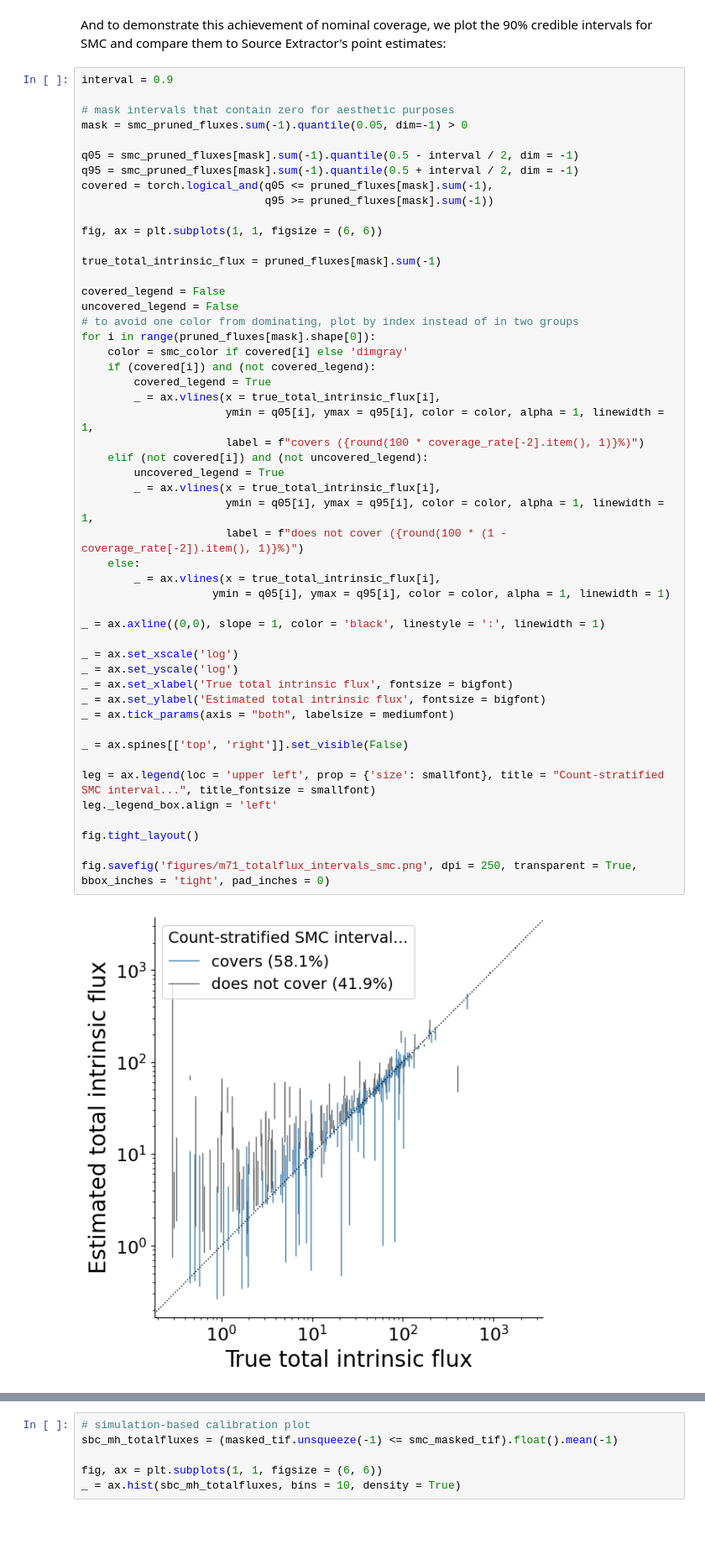
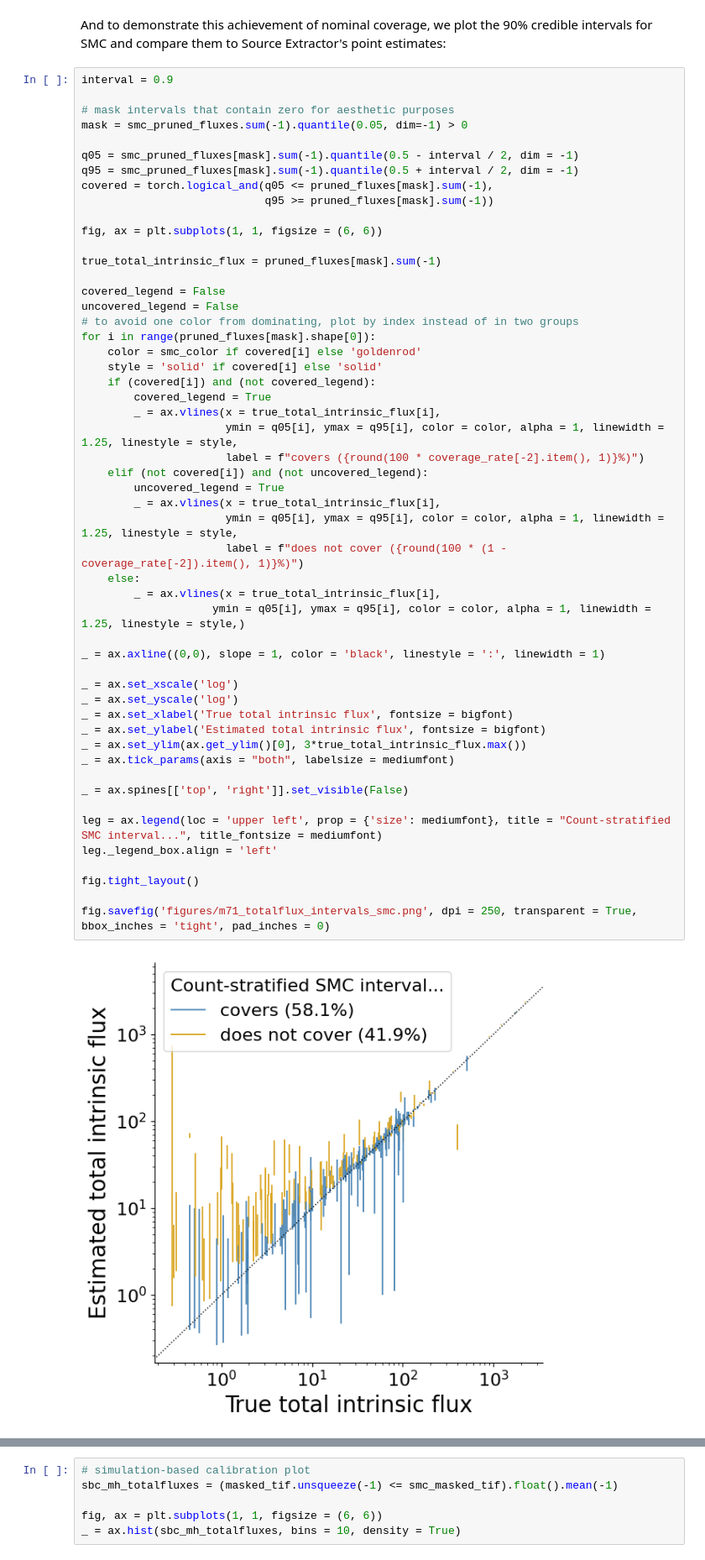
Before and after one commit to timwhite0/smcdet, a Jupyter notebook: experiments/manuscript/m71_manyimages/results/results.ipynb, the cells around one changed output, grey strips where cells are left out. Shown at 84% size. Saved outputs shown, nothing was run; the diff lists cells and outputs as text; blank space fills up the shorter version.

```diff
--- a/experiments/manuscript/m71_manyimages/results/results.ipynb
+++ b/experiments/manuscript/m71_manyimages/results/results.ipynb
@@ -477,39 +477,41 @@ covered_legend = False
 uncovered_legend = False
 # to avoid one color from dominating, plot by index instead of in two groups
 for i in range(pruned_fluxes[mask].shape[0]):
-    color = smc_color if covered[i] else 'dimgray'
+    color = smc_color if covered[i] else 'goldenrod'
+    style = 'solid' if covered[i] else 'solid'
     if (covered[i]) and (not covered_legend):
         covered_legend = True
         _ = ax.vlines(x = true_total_intrinsic_flux[i],
-                      ymin = q05[i], ymax = q95[i], color = color, alpha = 1, linewidth = 1,
+                      ymin = q05[i], ymax = q95[i], color = color, alpha = 1, linewidth = 1.25, linestyle = style,
                       label = f"covers ({round(100 * coverage_rate[-2].item(), 1)}%)")
     elif (not covered[i]) and (not uncovered_legend):
         uncovered_legend = True
         _ = ax.vlines(x = true_total_intrinsic_flux[i],
-                      ymin = q05[i], ymax = q95[i], color = color, alpha = 1, linewidth = 1,
+                      ymin = q05[i], ymax = q95[i], color = color, alpha = 1, linewidth = 1.25, linestyle = style,
                       label = f"does not cover ({round(100 * (1 - coverage_rate[-2]).item(), 1)}%)")
     else:
         _ = ax.vlines(x = true_total_intrinsic_flux[i],
-                    ymin = q05[i], ymax = q95[i], color = color, alpha = 1, linewidth = 1)
+                    ymin = q05[i], ymax = q95[i], color = color, alpha = 1, linewidth = 1.25, linestyle = style,)
 
 _ = ax.axline((0,0), slope = 1, color = 'black', linestyle = ':', linewidth = 1)
 
 _ = ax.set_xscale('log')
 _ = ax.set_yscale('log')
 _ = ax.set_xlabel('True total intrinsic flux', fontsize = bigfont)
 _ = ax.set_ylabel('Estimated total intrinsic flux', fontsize = bigfont)
+_ = ax.set_ylim(ax.get_ylim()[0], 3*true_total_intrinsic_flux.max())
 _ = ax.tick_params(axis = "both", labelsize = mediumfont)
 
 _ = ax.spines[['top', 'right']].set_visible(False)
 
-leg = ax.legend(loc = 'upper left', prop = {'size': smallfont}, title = "Count-stratified SMC interval...", title_fontsize = smallfont)
+leg = ax.legend(loc = 'upper left', prop = {'size': mediumfont}, title = "Count-stratified SMC interval...", title_fontsize = mediumfont)
 leg._legend_box.align = 'left'
 
 fig.tight_layout()
 
 fig.savefig('figures/m71_totalflux_intervals_smc.png', dpi = 250, transparent = True, bbox_inches = 'tight', pad_inches = 0)
 # %% [output]
-[figure, old version]
+[figure, new version]
 # %%
 fig, ax = plt.subplots(1, 1, figsize = (6, 6))
 
```
Also changed, not shown: parts of 1 cell of this notebook, 1 other file.
